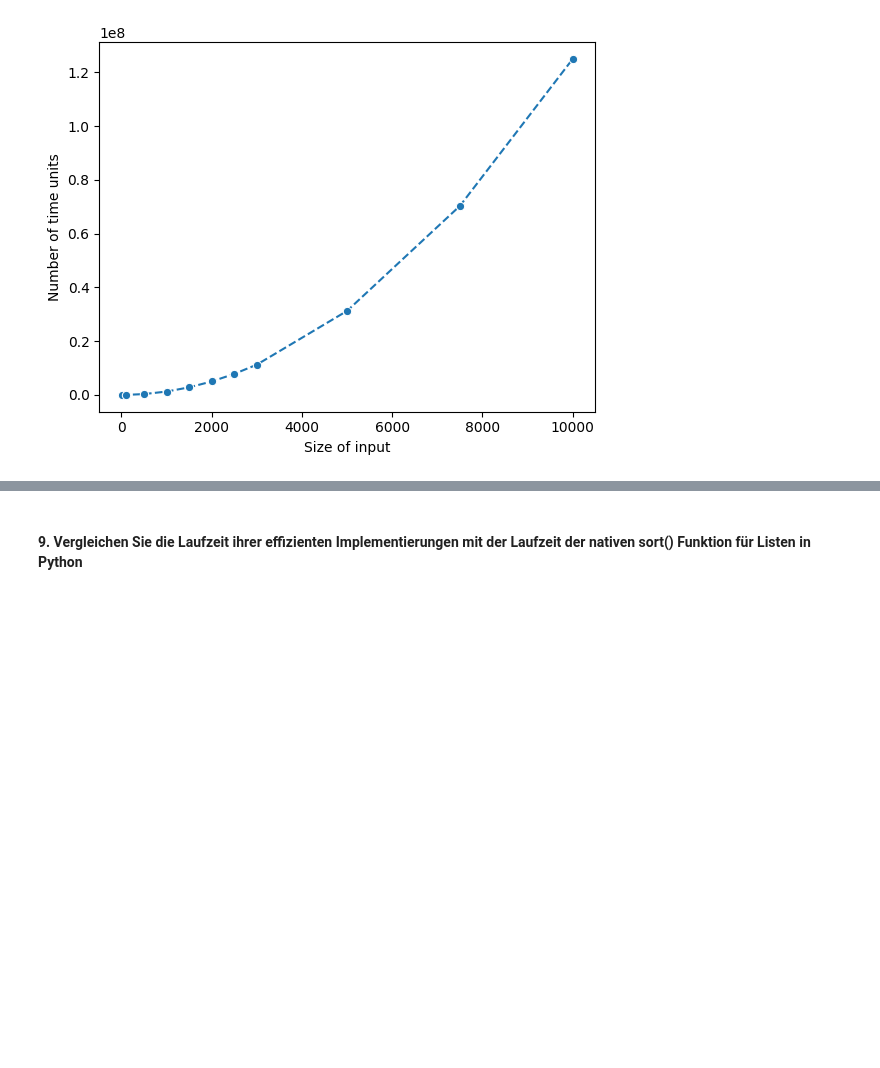
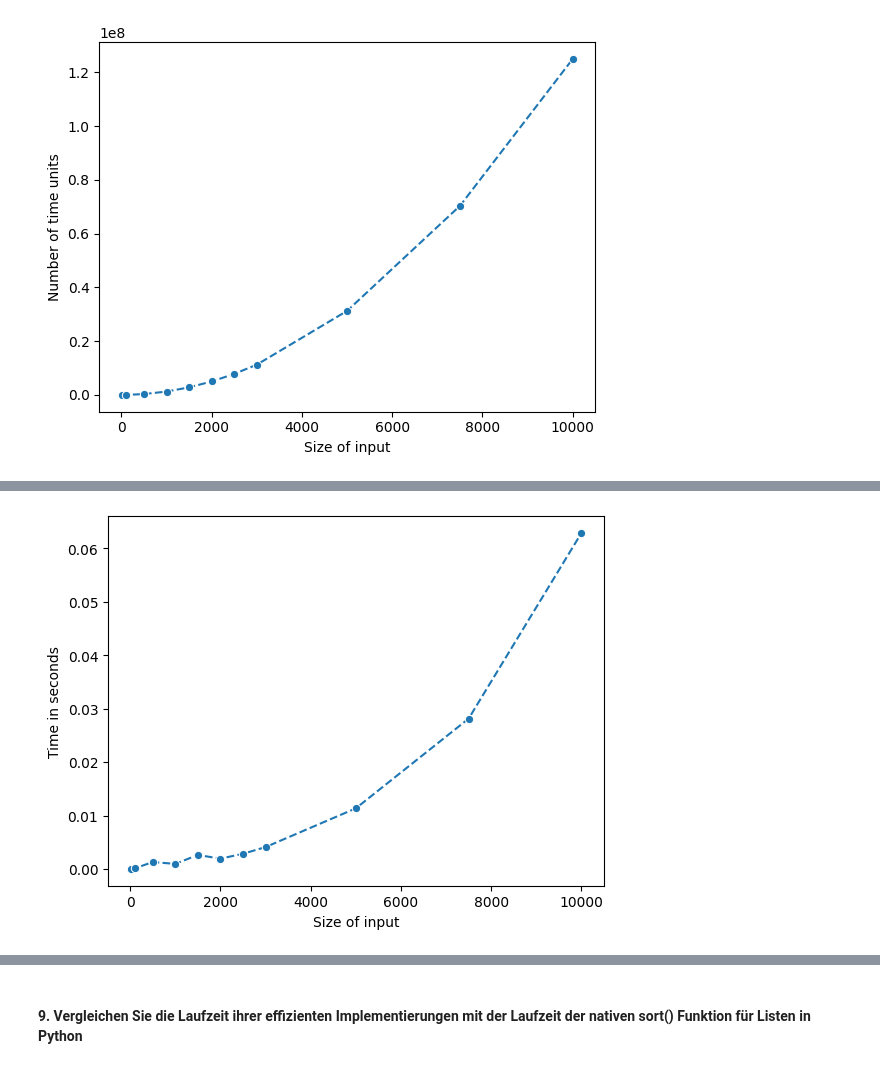
Before and after one commit to Mowodis/-bungsblatt-8, a Jupyter notebook: sorting.ipynb, the cells around one changed output, grey strips where cells are left out. Cells and saved outputs as stored; diff of their text form; code cells hidden in the pictures; blank space fills up the shorter version.

```diff
--- a/sorting.ipynb
+++ b/sorting.ipynb
@@ -125,0 +135,16 @@ plt.show()
+# %%
+# The following values have been determined by running the `getRunningTime()` method for `JavaSorting`.
+# The tests and reunning times can be accessed by calling `java JavaSort.java` in a console
+# Also note, that a different input array was used on the java algorithms than for the python counterparts.
+j_s_times = [1.7E-6, 9.740000000000001E-5, 0.0012881000000000001, 9.457000000000001E-4, 0.0026168000000000003, 0.0019241000000000002, 0.002834, 0.0040877000000000005, 0.0113375, 0.028136800000000003, 0.0628991]
+j_q_times = [9.9E-6, 1.629E-4, 5.291E-4, 2.829E-4, 4.3170000000000003E-4, 5.615E-4, 7.023E-4, 0.0040296, 0.0012297, 0.007439500000000001, 0.0087756]
+# %%
+# Plot for java-selcetion sort
+x = array_sizes
+y = j_s_times
+sns.lineplot(x = x, y = y, linestyle="dashed", marker="o")
+plt.xlabel("Size of input")
+plt.ylabel("Time in seconds")
+plt.show()
+# %% [output]
+[figure, added]
```
Also changed, not shown: parts of 11 cells of this notebook, 5 other files.
